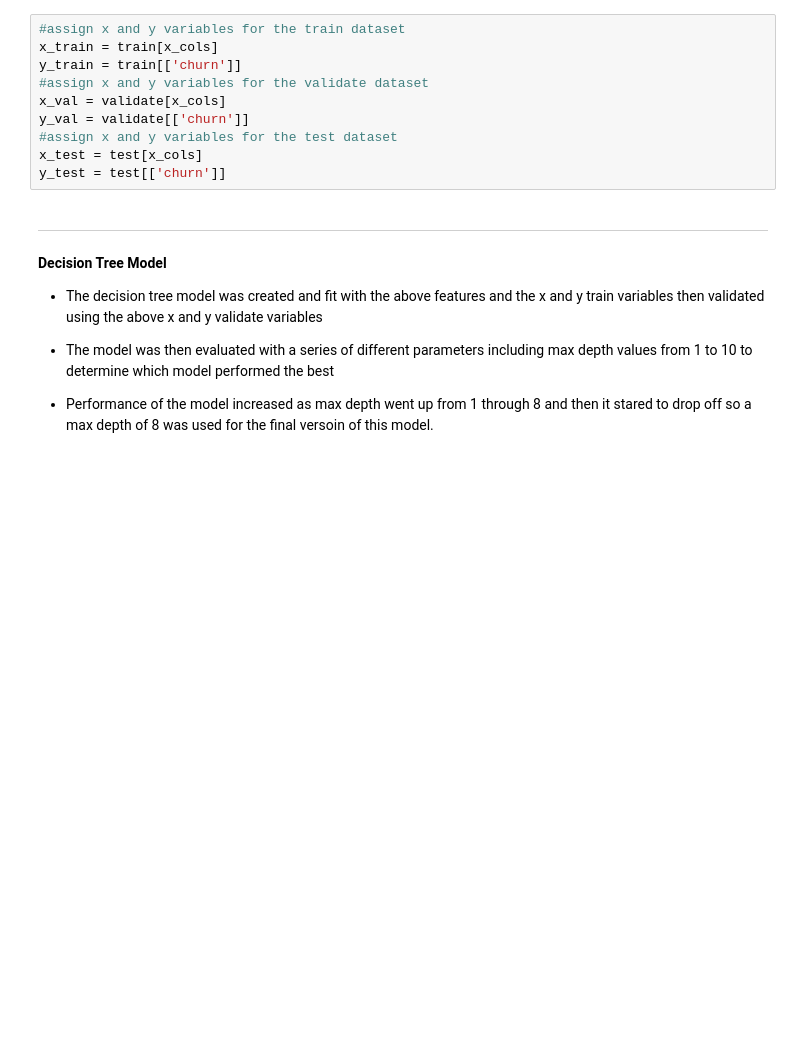
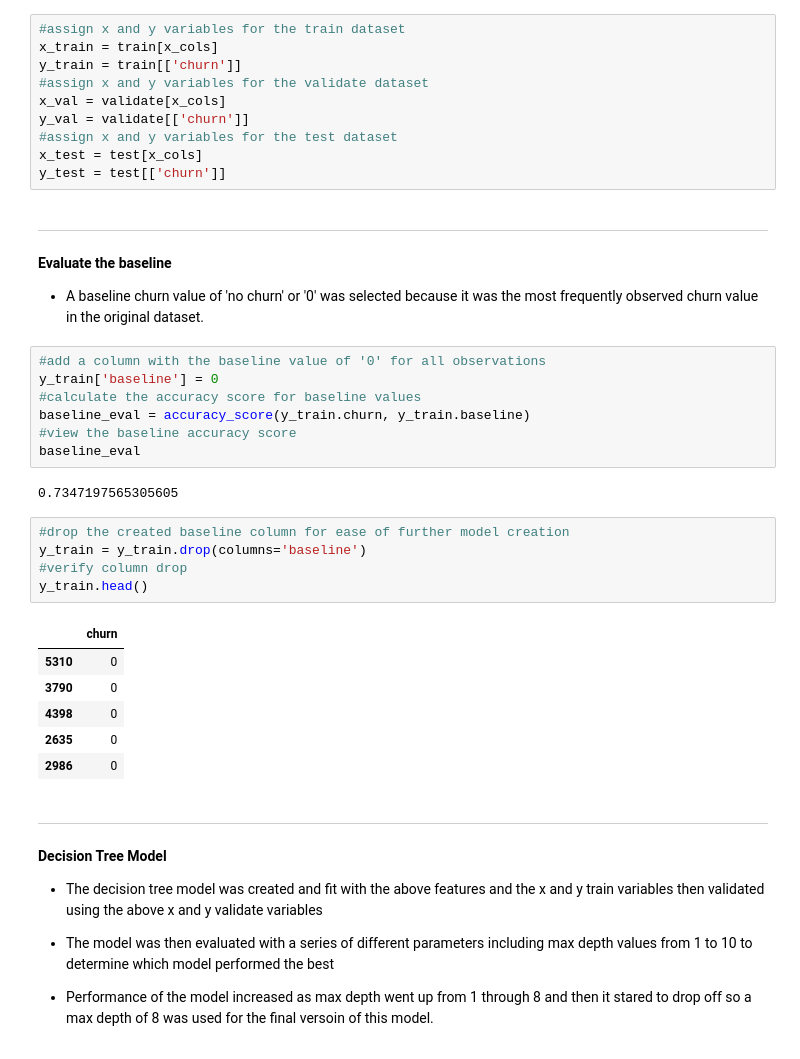
Before and after one commit to NSharick/classification-project, a Jupyter notebook: final_report_classification_project.ipynb, the cells around one changed output. Cells and saved outputs as stored; diff of their text form; blank space fills up the shorter version.

```diff
--- a/final_report_classification_project.ipynb
+++ b/final_report_classification_project.ipynb
@@ -473,6 +473,32 @@ x_test = test[x_cols]
 y_test = test[['churn']]
 # %% [markdown]
 ---
+# %% [markdown]
+**Evaluate the baseline**
+- A baseline churn value of 'no churn' or '0' was selected because it was the most frequently observed churn value in the original dataset.
+# %%
+#add a column with the baseline value of '0' for all observations
+y_train['baseline'] = 0
+#calculate the accuracy score for baseline values
+baseline_eval = accuracy_score(y_train.churn, y_train.baseline)
+#view the baseline accuracy score
+baseline_eval
+# %% [output]
+0.7347197565305605
+# %%
+#drop the created baseline column for ease of further model creation
+y_train = y_train.drop(columns='baseline')
+#verify column drop
+y_train.head()
+# %% [output]
+|  | churn |
+| 5310 | 0 |
+| 3790 | 0 |
+| 4398 | 0 |
+| 2635 | 0 |
+| 2986 | 0 |
+# %% [markdown]
+---
 # %% [markdown]
 **Decision Tree Model**
 - The decision tree model was created and fit with the above features and the x and y train variables then validated using the above x and y validate variables
```
Also changed, not shown: parts of 29 cells of this notebook, 1 other file.
